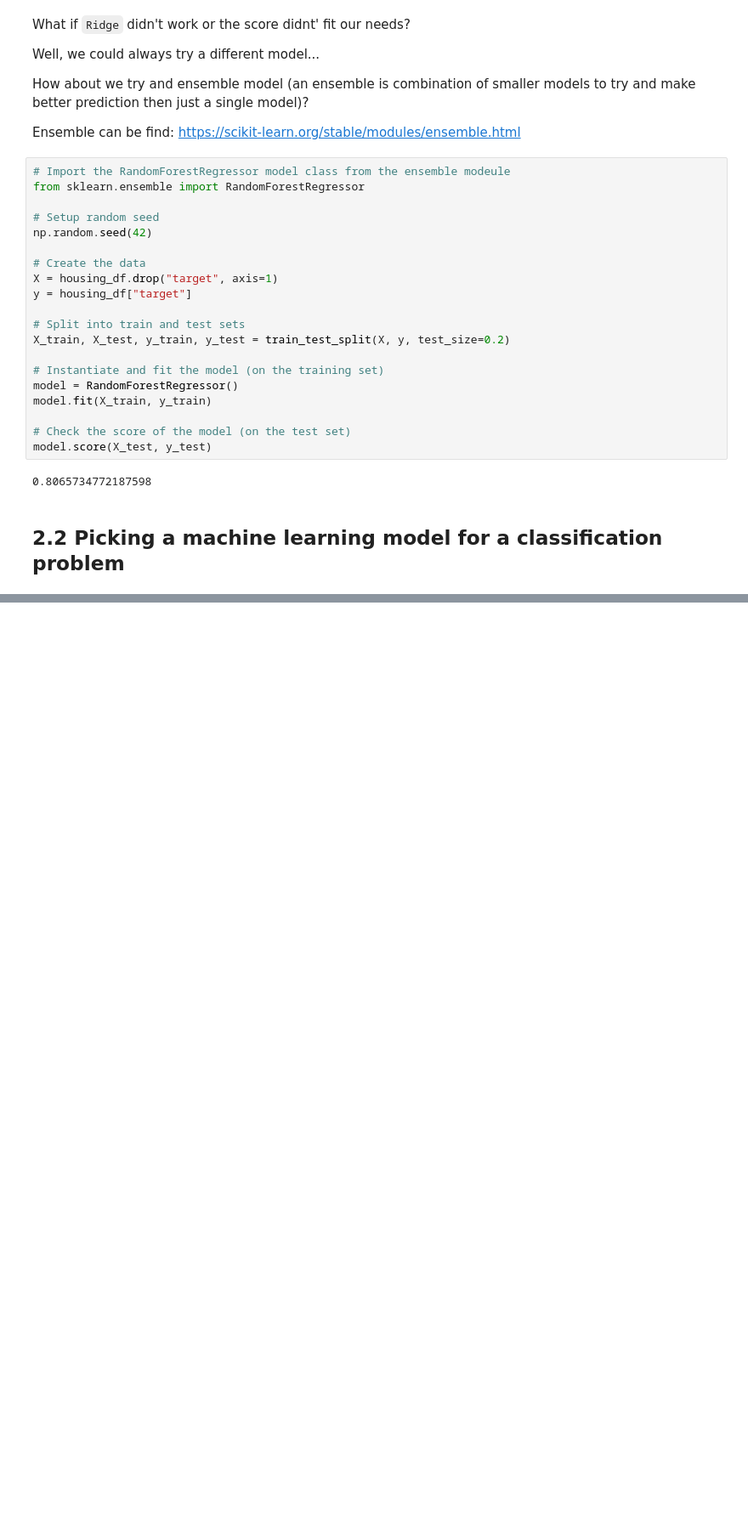
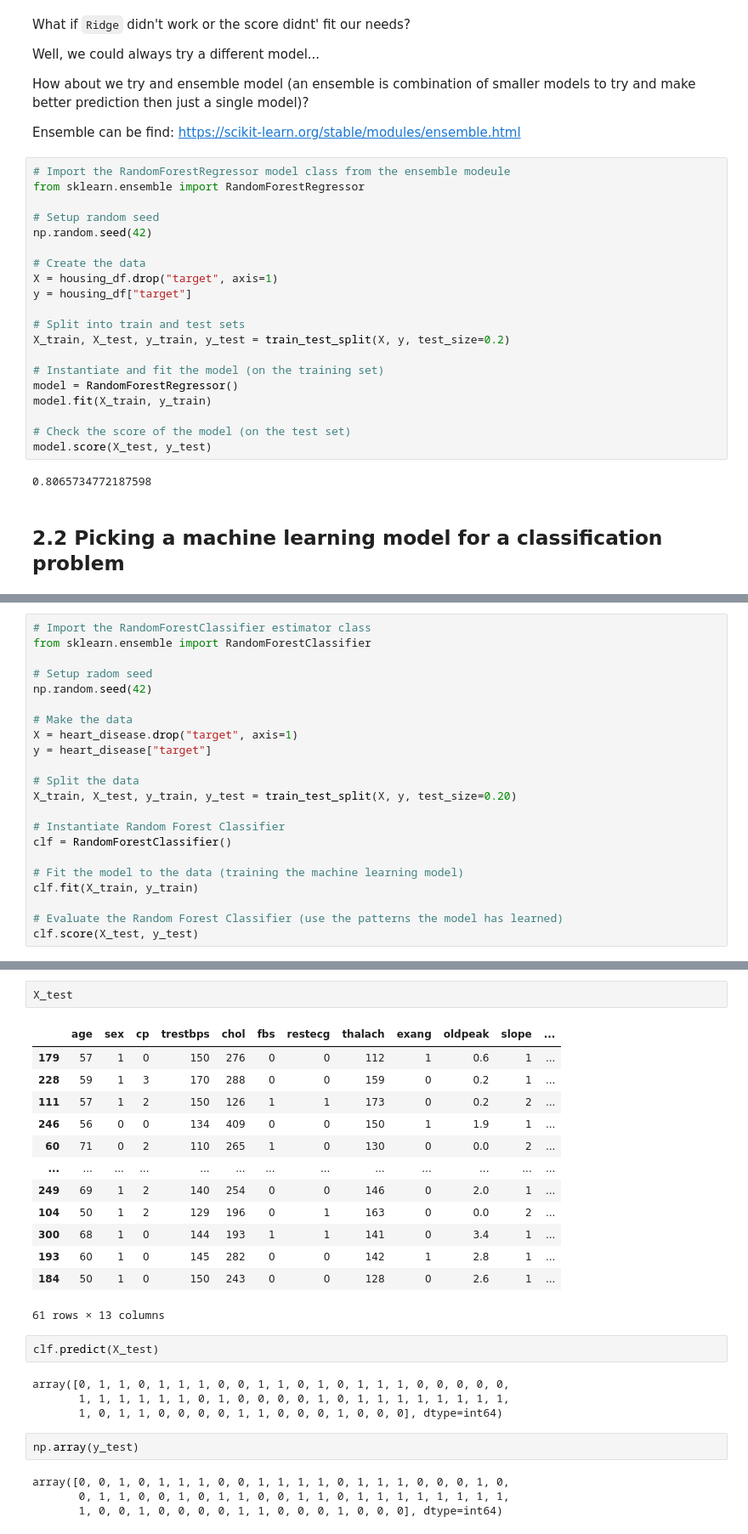
Before and after one commit to redrum88/Machine_Learning_and_Data_Science, a Jupyter notebook: Completed/instroduction_to_sklearn.ipynb, the cells around one changed output, grey strips where cells are left out. Shown: that part at 85% size. Saved outputs shown, nothing was run; the diff lists cells and outputs as text; blank space fills up the shorter version.

```diff
--- a/Completed/instroduction_to_sklearn.ipynb
+++ b/Completed/instroduction_to_sklearn.ipynb
@@ -759,0 +863,22 @@ model.score(X_test, y_test)
+# %%
+# Import the RandomForestClassifier estimator class
+from sklearn.ensemble import RandomForestClassifier
+
+# Setup radom seed
+np.random.seed(42)
+
+# Make the data
+X = heart_disease.drop("target", axis=1)
+y = heart_disease["target"]
+
+# Split the data
+X_train, X_test, y_train, y_test = train_test_split(X, y, test_size=0.20)
+
+# Instantiate Random Forest Classifier
+clf = RandomForestClassifier()
+
+# Fit the model to the data (training the machine learning model)
+clf.fit(X_train, y_train)
+
+# Evaluate the Random Forest Classifier (use the patterns the model has learned)
+clf.score(X_test, y_test)
@@ -759,0 +900,28 @@ model.score(X_test, y_test)
+# %%
+X_test
+# %% [output]
+|  | age | sex | cp | trestbps | chol | fbs | restecg | thalach | exang | oldpeak | slope | ... |
+| 179 | 57 | 1 | 0 | 150 | 276 | 0 | 0 | 112 | 1 | 0.6 | 1 | ... |
+| 228 | 59 | 1 | 3 | 170 | 288 | 0 | 0 | 159 | 0 | 0.2 | 1 | ... |
+| 111 | 57 | 1 | 2 | 150 | 126 | 1 | 1 | 173 | 0 | 0.2 | 2 | ... |
+| 246 | 56 | 0 | 0 | 134 | 409 | 0 | 0 | 150 | 1 | 1.9 | 1 | ... |
+| 60 | 71 | 0 | 2 | 110 | 265 | 1 | 0 | 130 | 0 | 0.0 | 2 | ... |
+| ... | ... | ... | ... | ... | ... | ... | ... | ... | ... | ... | ... | ... |
+| 249 | 69 | 1 | 2 | 140 | 254 | 0 | 0 | 146 | 0 | 2.0 | 1 | ... |
+| 104 | 50 | 1 | 2 | 129 | 196 | 0 | 1 | 163 | 0 | 0.0 | 2 | ... |
+| 300 | 68 | 1 | 0 | 144 | 193 | 1 | 1 | 141 | 0 | 3.4 | 1 | ... |
+| 193 | 60 | 1 | 0 | 145 | 282 | 0 | 0 | 142 | 1 | 2.8 | 1 | ... |
+| 184 | 50 | 1 | 0 | 150 | 243 | 0 | 0 | 128 | 0 | 2.6 | 1 | ... |
+61 rows × 13 columns
+# %%
+clf.predict(X_test)
+# %% [output]
+array([0, 1, 1, 0, 1, 1, 1, 0, 0, 1, 1, 0, 1, 0, 1, 1, 1, 0, 0, 0, 0, 0,
+       1, 1, 1, 1, 1, 1, 0, 1, 0, 0, 0, 0, 1, 0, 1, 1, 1, 1, 1, 1, 1, 1,
+       1, 0, 1, 1, 0, 0, 0, 0, 1, 1, 0, 0, 0, 1, 0, 0, 0], dtype=int64)
+# %%
+np.array(y_test)
+# %% [output]
+array([0, 0, 1, 0, 1, 1, 1, 0, 0, 1, 1, 1, 1, 0, 1, 1, 1, 0, 0, 0, 1, 0,
+       0, 1, 1, 0, 0, 1, 0, 1, 1, 0, 0, 1, 1, 0, 1, 1, 1, 1, 1, 1, 1, 1,
+       1, 0, 0, 1, 0, 0, 0, 0, 1, 1, 0, 0, 0, 1, 0, 0, 0], dtype=int64)
```
Also changed, not shown: parts of 70 cells of this notebook.
